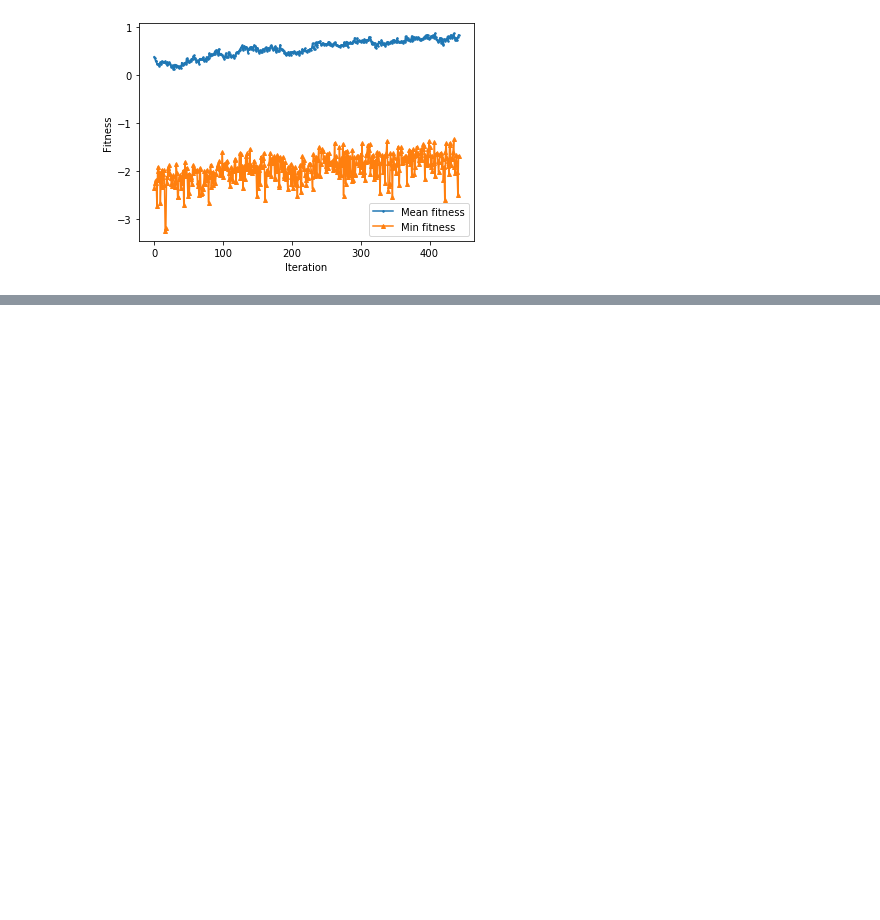
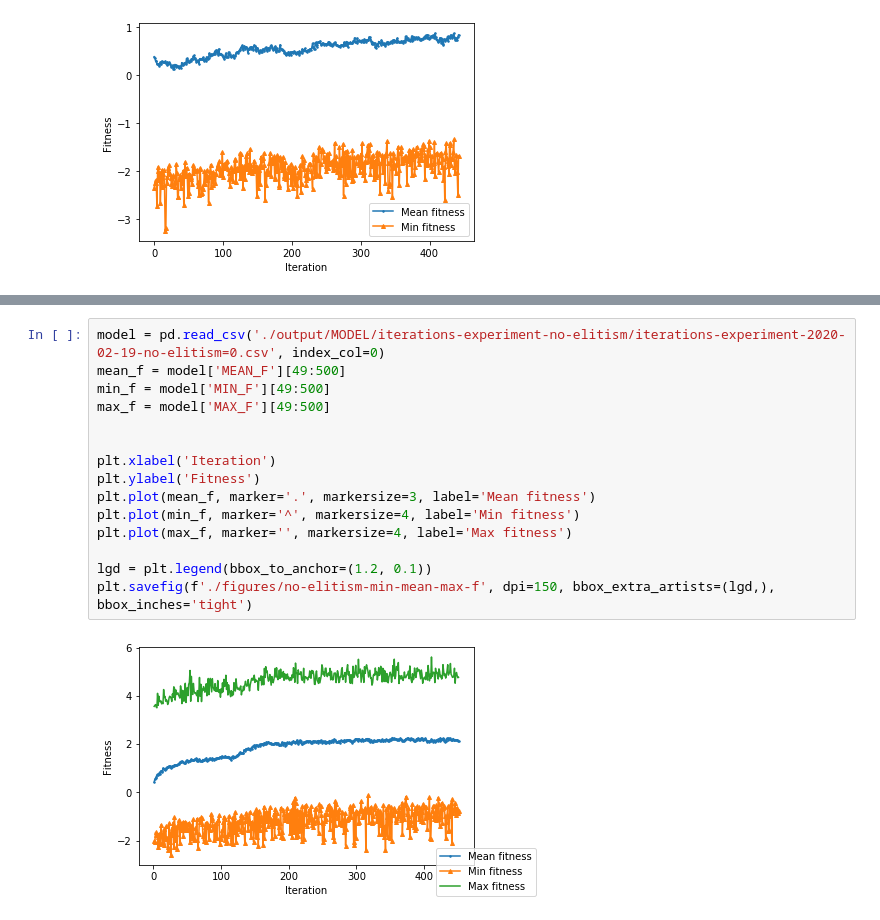
Before and after one commit to Jerryhu1/MasterThesis, a Jupyter notebook: EvoMusicCompanion/Untitled1.ipynb, the cells around one changed output, grey strips where cells are left out. Saved outputs shown, nothing was run; the diff lists cells and outputs as text; blank space fills up the shorter version.

```diff
--- a/EvoMusicCompanion/Untitled1.ipynb
+++ b/EvoMusicCompanion/Untitled1.ipynb
@@ -126,0 +143,17 @@ plt.savefig(f'./figures/learning-rate-min-mean-f', dpi=150)
+# %%
+model = pd.read_csv('./output/MODEL/iterations-experiment-no-elitism/iterations-experiment-2020-02-19-no-elitism=0.csv', index_col=0)
+mean_f = model['MEAN_F'][49:500]
+min_f = model['MIN_F'][49:500]
+max_f = model['MAX_F'][49:500]
+
+
+plt.xlabel('Iteration')
+plt.ylabel('Fitness')
+plt.plot(mean_f, marker='.', markersize=3, label='Mean fitness')
+plt.plot(min_f, marker='^', markersize=4, label='Min fitness')
+plt.plot(max_f, marker='', markersize=4, label='Max fitness')
+
+lgd = plt.legend(bbox_to_anchor=(1.2, 0.1))
+plt.savefig(f'./figures/no-elitism-min-mean-max-f', dpi=150, bbox_extra_artists=(lgd,), bbox_inches='tight')
+# %% [output]
+[figure, added]
```
Also changed, not shown: parts of 2 cells of this notebook, 9 other files.
